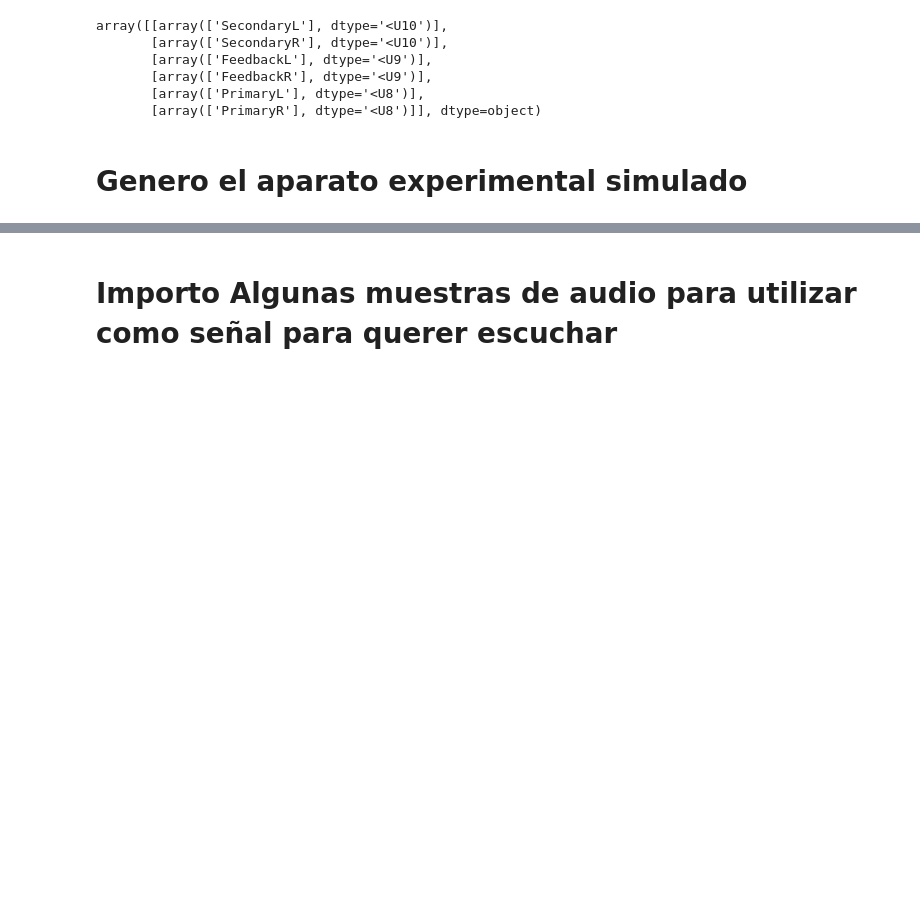
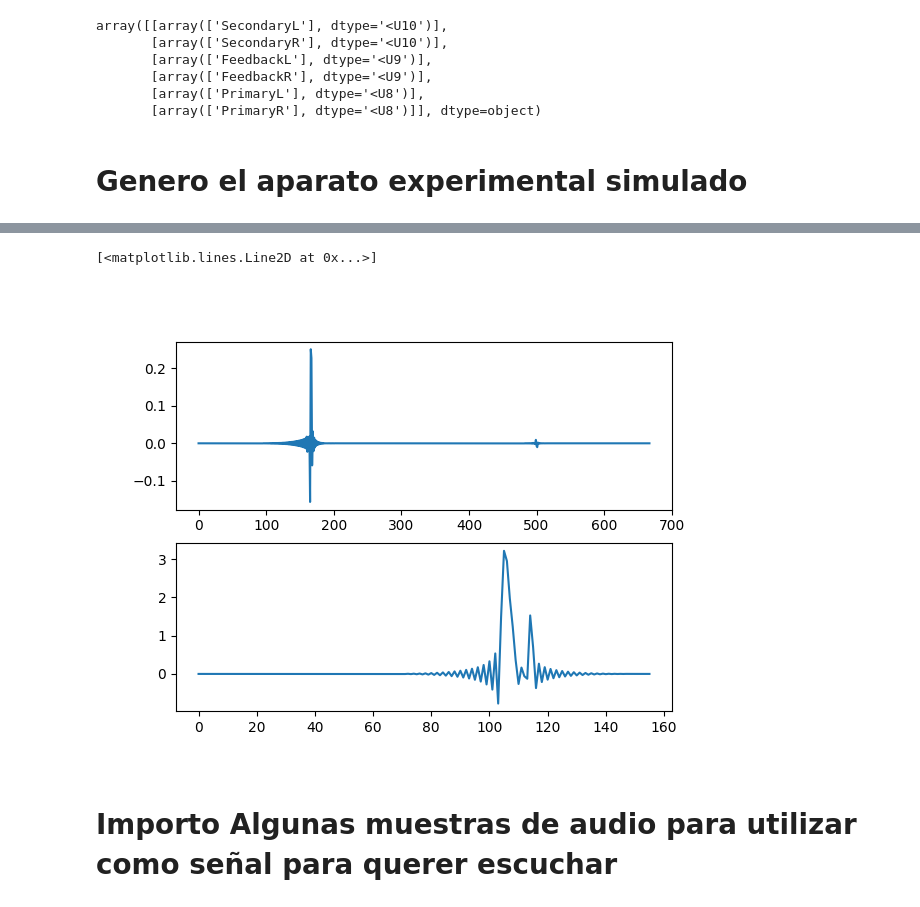
Before and after one commit to GonzaLinares/PASA_Proyecto1, a Jupyter notebook: Demo.ipynb, the cells around one changed output, grey strips where cells are left out. Saved outputs shown, nothing was run; the diff lists cells and outputs as text; code cells hidden in the pictures; blank space fills up the shorter version.

```diff
--- a/Demo.ipynb
+++ b/Demo.ipynb
@@ -53,3 +64,20 @@ array([[array(['SecondaryL'], dtype='<U10')],
+# %%
+room.rir # dim = (mic_n, source_n) -> P = []
+Proom = np.real(np.fft.ifft(fft(room.rir[1][0], n=fs)/fft(room.rir[0][0], n=fs)))
+Sroom = room.rir[1][1]
+
+rt60_time_P = pra.measure_rt60(Proom)
+
+Proom = Proom[:int(rt60_time_P)]
+
+plt.figure()
+plt.subplot(211)
+plt.plot(Proom)
+plt.subplot(212)
+plt.plot(Sroom)
+# %% [output]
+[<matplotlib.lines.Line2D at 0x...>]
+[figure, added]
 # %% [markdown]
 # Importo Algunas muestras de audio para utilizar como señal para querer escuchar
 # %%
```
Also changed, not shown: parts of 3 cells of this notebook, 1 other file.
